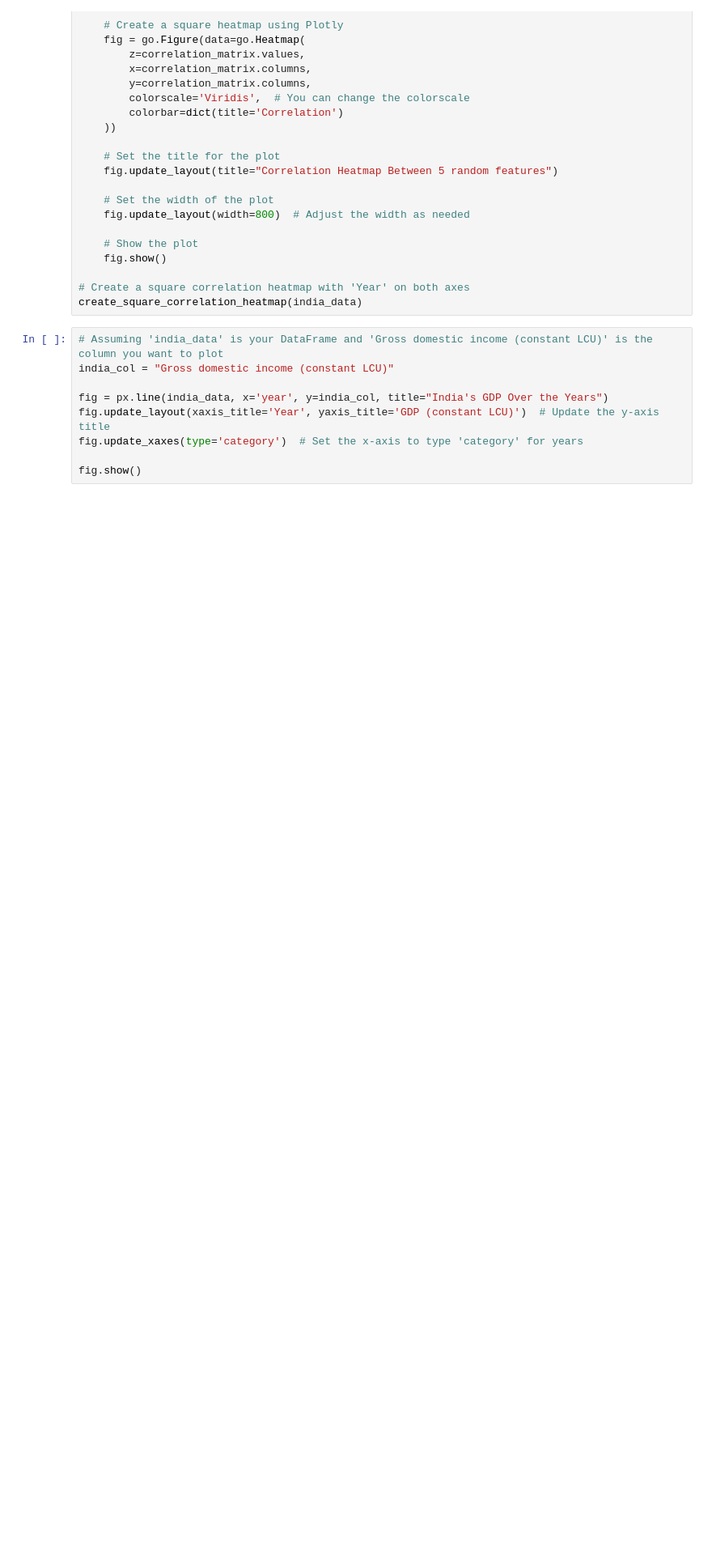
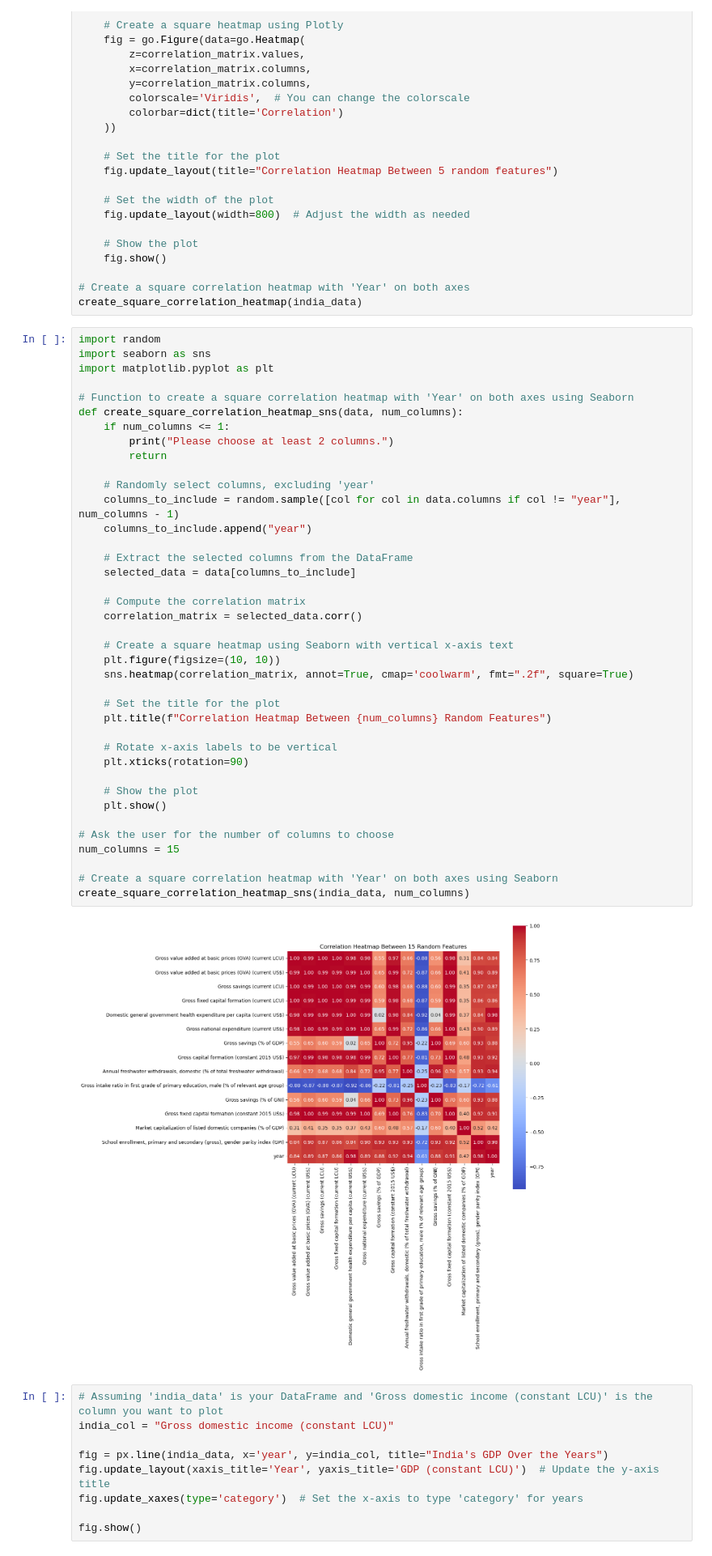
Before and after one commit to abhimanyus1997/economic-analysis, a Jupyter notebook: g20_analysis.ipynb, the cells around one changed output. Shown: that part at 81% size. Drawn from its saved outputs; the diff is of its cells as text; blank space fills up the shorter version.

Commit message:
Added Seaborn plot

```diff
--- a/g20_analysis.ipynb
+++ b/g20_analysis.ipynb
@@ -557,6 +557,47 @@ def create_square_correlation_heatmap(data):
 
 # Create a square correlation heatmap with 'Year' on both axes
 create_square_correlation_heatmap(india_data)
+# %%
+import random
+import seaborn as sns
+import matplotlib.pyplot as plt
+
+# Function to create a square correlation heatmap with 'Year' on both axes using Seaborn
+def create_square_correlation_heatmap_sns(data, num_columns):
+    if num_columns <= 1:
+        print("Please choose at least 2 columns.")
+        return
+
+    # Randomly select columns, excluding 'year'
+    columns_to_include = random.sample([col for col in data.columns if col != "year"], num_columns - 1)
+    columns_to_include.append("year")
+
+    # Extract the selected columns from the DataFrame
+    selected_data = data[columns_to_include]
+
+    # Compute the correlation matrix
+    correlation_matrix = selected_data.corr()
+
+    # Create a square heatmap using Seaborn with vertical x-axis text
+    plt.figure(figsize=(10, 10))
+    sns.heatmap(correlation_matrix, annot=True, cmap='coolwarm', fmt=".2f", square=True)
+
+    # Set the title for the plot
+    plt.title(f"Correlation Heatmap Between {num_columns} Random Features")
+
+    # Rotate x-axis labels to be vertical
+    plt.xticks(rotation=90)
+
+    # Show the plot
+    plt.show()
+
+# Ask the user for the number of columns to choose
+num_columns = 15
+
+# Create a square correlation heatmap with 'Year' on both axes using Seaborn
+create_square_correlation_heatmap_sns(india_data, num_columns)
+# %% [output]
+[figure, added]
 # %%
 # Assuming 'india_data' is your DataFrame and 'Gross domestic income (constant LCU)' is the column you want to plot
 india_col = "Gross domestic income (constant LCU)"
```
